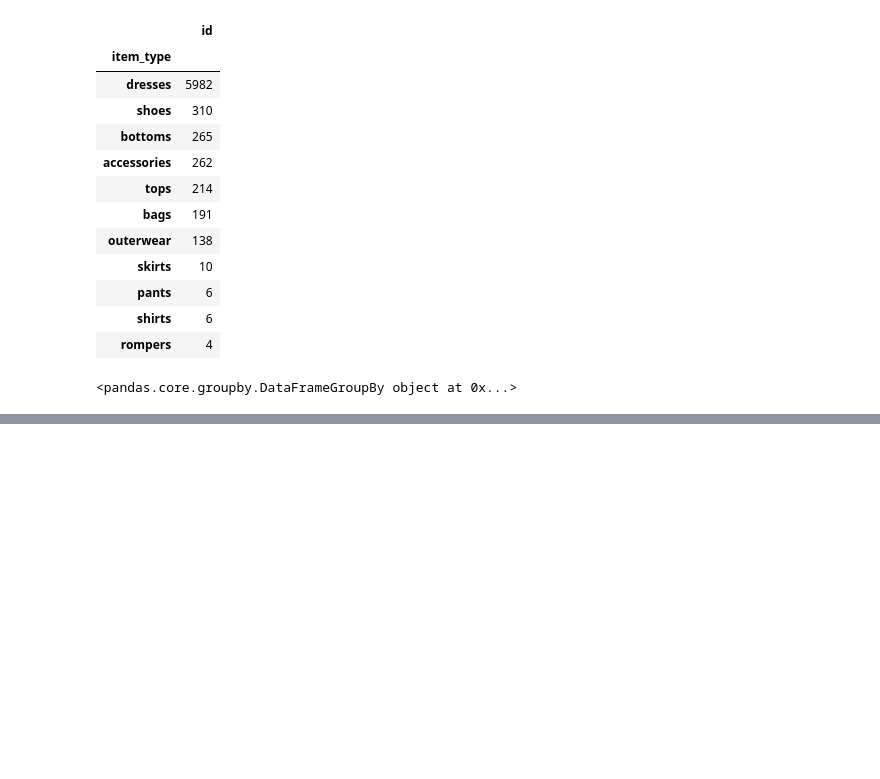
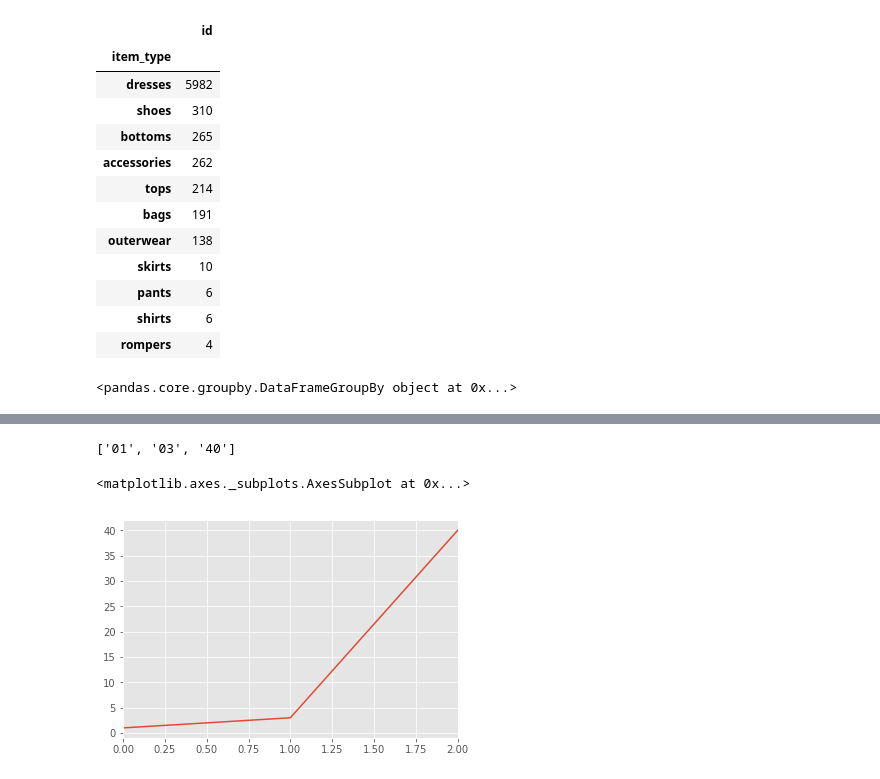
Before and after one commit to patrickspencer/regressthedress, a Jupyter notebook: testing/Notebook.ipynb, the cells around one changed output, grey strips where cells are left out. Cells and saved outputs as stored; diff of their text form; code cells hidden in the pictures; blank space fills up the shorter version.

```diff
--- a/testing/Notebook.ipynb
+++ b/testing/Notebook.ipynb
@@ -174,0 +218,12 @@ df[['brand', 'item_type']].groupby(['brand', 'item_type'])
+# %%
+a = ['01 boat', '03 wind', '40 water']
+a = [i.split(' ')[0] for i in a]
+df = pd.Series(a).apply(int).plot()
+#print(a2)
+
+#s.dtype
+df
+# %% [output]
+['01', '03', '40']
+<matplotlib.axes._subplots.AxesSubplot at 0x...>
+[figure, added]
```
Also changed, not shown: parts of 4 cells of this notebook.
